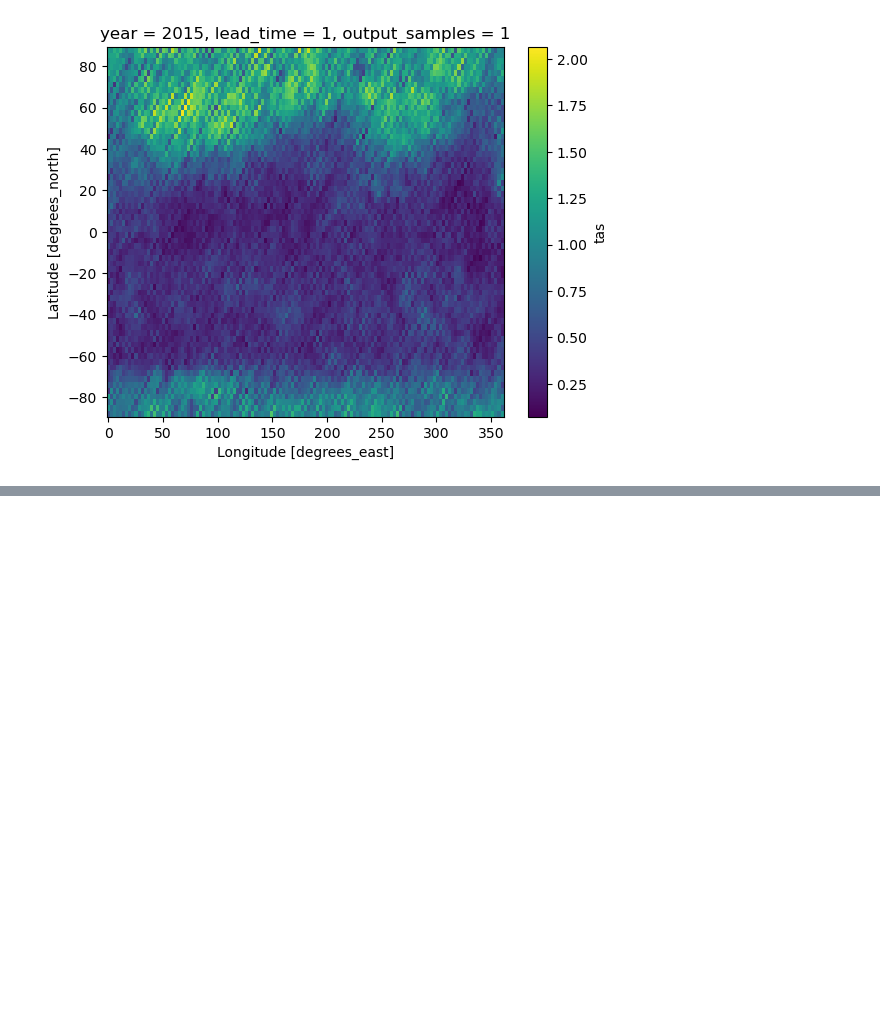
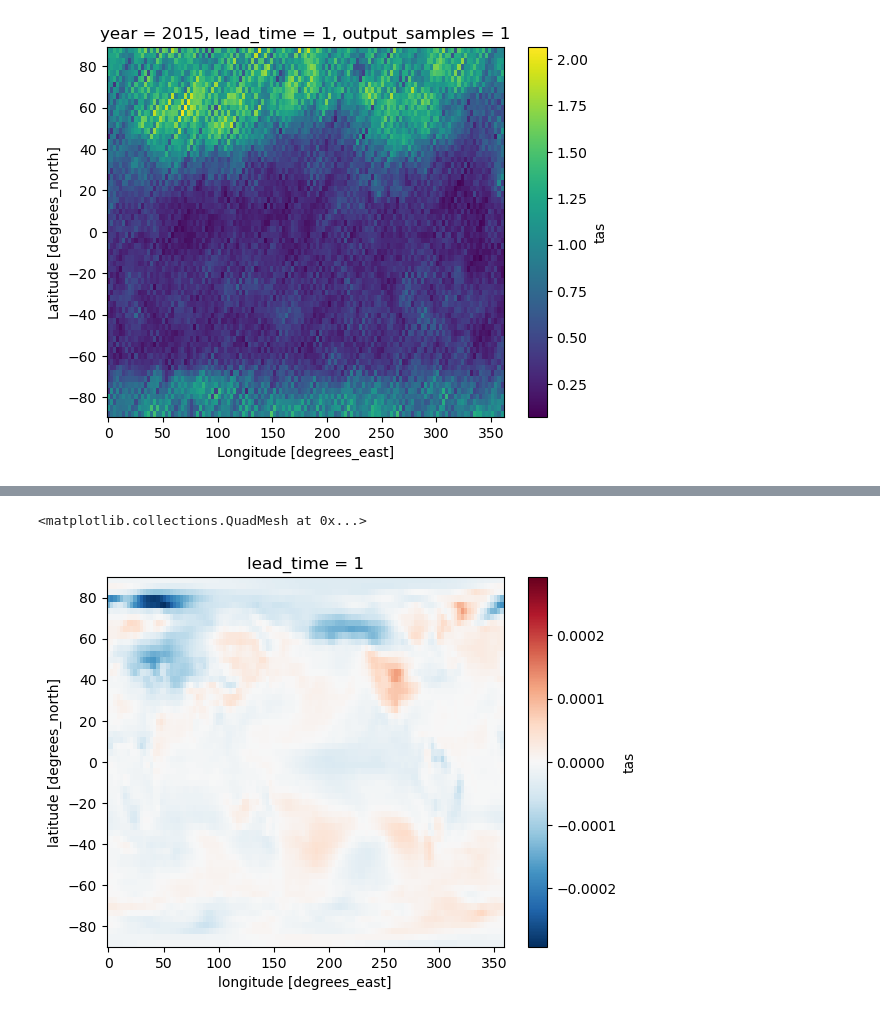
Before and after one commit to ParsaGooya/CCCma-PPP, a Jupyter notebook: test.ipynb, the cells around one changed output, grey strips where cells are left out. Drawn from its saved outputs; the diff is of its cells as text; code cells hidden in the pictures; blank space fills up the shorter version.

Commit message:
added trend_remover preprocessor

```diff
--- a/test.ipynb
+++ b/test.ipynb
@@ -661,0 +668,5 @@ NameError: name 'plt' is not defined
+# %%
+model_pp.get_preprocessors('trend_remover').slope.tas[0].plot()
+# %% [output]
+<matplotlib.collections.QuadMesh at 0x...>
+[figure, added]
```
Also changed, not shown: parts of 6 cells of this notebook, 7 other files.
